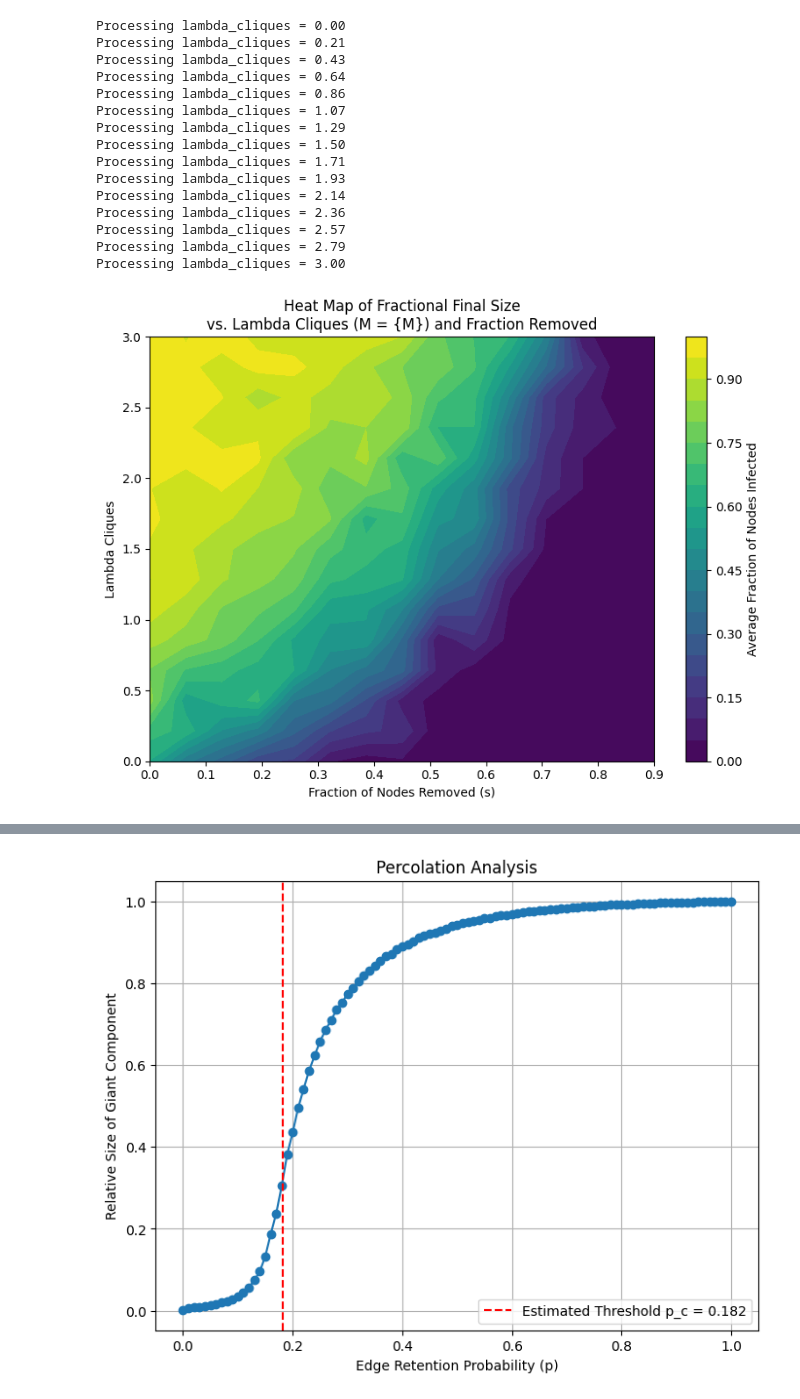
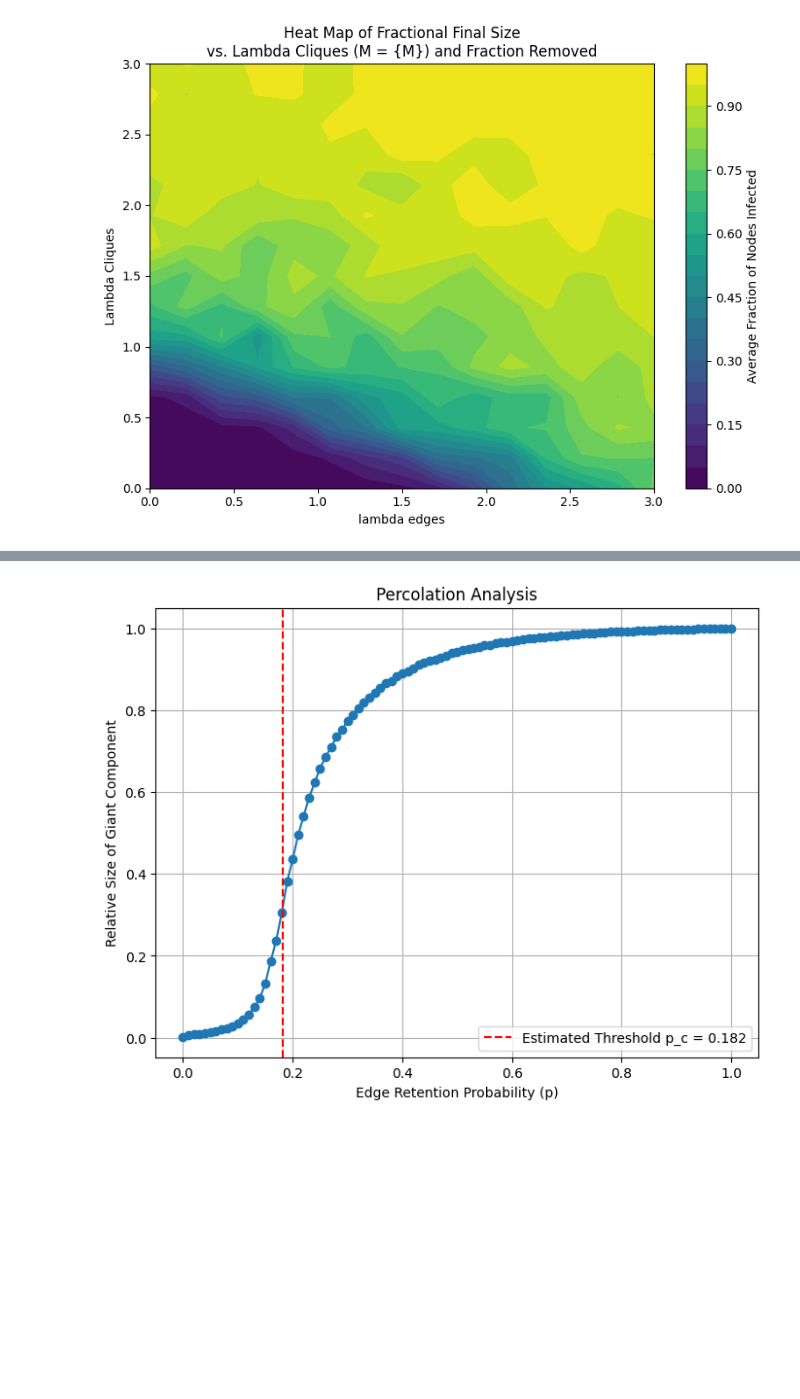
Before and after one commit to AlfredBendtzonHansen/het-measles, a Jupyter notebook: MCliqueRandomGraph.ipynb, the cells around one changed output, grey strips where cells are left out. Cells and saved outputs as stored; diff of their text form; code cells hidden in the pictures; blank space fills up the shorter version.

```diff
--- a/MCliqueRandomGraph.ipynb
+++ b/MCliqueRandomGraph.ipynb
@@ -53,7 +59,7 @@ def perform_percolation(adj_matrix, p_i, initial_infected=1):
 
     return fraction_infected
 
-for M in tqdm([3,4,5,6,7])
+for M in [3]:
     N = 1000        # Total number of nodes in the network
     #M = 3          # Size of the cliques
     N_runs = 50     # Number of percolation simulations per combination
@@ -64,46 +70,68 @@ for M in tqdm([3,4,5,6,7])
 
     # Range of lambda_cliques and s values
     lambda_cliques_list = np.linspace(0.0, 3.0, 15)  # From 0 to 3 in 7 steps
-    s_list = np.linspace(0.0, 0.9, 15)              # From 0 to 0.9 in 10 steps
+    #s_list = np.linspace(0.0, 0.9, 15)
+    lambda_edges_list = np.linspace(0.0, 3.0, 15)           # From 0 to 0.9 in 10 steps
 
     # Prepare a matrix to store average final sizes
-    average_final_sizes = np.zeros((len(lambda_cliques_list), len(s_list)))
+    average_final_sizes = np.zeros((len(lambda_cliques_list), len(lambda_edges_list)))
 
-    for i, lambda_cliques in enumerate(lambda_cliques_list):
-        print(f"Processing lambda_cliques = {lambda_cliques:.2f}")
-        # Generate the network
-        adj_matrix_full = generate_clustered_network(N, M, lambda_cliques=lambda_cliques)
+    # for i, lambda_cliques in enumerate(lambda_cliques_list):
+    #     print(f"Processing lambda_cliques = {lambda_cliques:.2f}")
+    #     # Generate the network
+    #     adj_matrix_full = generate_clustered_network(N, M, lambda_cliques=lambda_cliques)
 
-        for j, s in enumerate(s_list):
-            # Remove a fraction s of nodes uniformly
-            num_nodes_full = adj_matrix_full.shape[0]
-            num_nodes_to_remove = int(s * num_nodes_full)
-            nodes_to_remove = random.sample(range(num_nodes_full), num_nodes_to_remove)
-            nodes_to_keep = np.setdiff1d(np.arange(num_nodes_full), nodes_to_remove)
+    #     for j, s in enumerate(s_list):
+    #         # Remove a fraction s of nodes uniformly
+    #         num_nodes_full = adj_matrix_full.shape[0]
+    #         num_nodes_to_remove = int(s * num_nodes_full)
+    #         nodes_to_remove = random.sample(range(num_nodes_full), num_nodes_to_remove)
+    #         nodes_to_keep = np.setdiff1d(np.arange(num_nodes_full), nodes_to_remove)
 
-            # Create the reduced adjacency matrix
-            adj_matrix_reduced = adj_matrix_full[np.ix_(nodes_to_keep, nodes_to_keep)]
+    #         # Create the reduced adjacency matrix
+    #         adj_matrix_reduced = adj_matrix_full[np.ix_(nodes_to_keep, nodes_to_keep)]
+
+    #         # If the network is empty, skip the simulation
+    #         if adj_matrix_reduced.size == 0 or adj_matrix_reduced.shape[0] == 0:
+    #             average_final_sizes[i, j] = 0
+    #             continue
+
+    #         fractions_infected = []
+    #         for _ in range(N_runs):
+    #             # Perform percolation
+    #             fraction_infected = perform_percolation(adj_matrix_reduced, p_i)
+    #             fractions_infected.append(fraction_infected)
+    #         # Compute average fraction infected
+    #         average_final_sizes[i, j] = np.mean(fractions_infected)
+
+    for i, lambda_cliques in tqdm(enumerate(lambda_cliques_list)):
+        for j, lambda_edges in enumerate(lambda_edges_list):
+
+            #Generate network
+            adj_matrix = generate_clustered_network(N, M, lambda_edges=lambda_edges, lambda_cliques=lambda_cliques)
 
             # If the network is empty, skip the simulation
-            if adj_matrix_reduced.size == 0 or adj_matrix_reduced.shape[0] == 0:
+            if adj_matrix.size == 0 or adj_matrix.shape[0] == 0:
                 average_final_sizes[i, j] = 0
                 continue
 
+            #Perform epidemic simualtion
             fractions_infected = []
             for _ in range(N_runs):
                 # Perform percolation
-                fraction_infected = perform_percolation(adj_matrix_reduced, p_i)
+                fraction_infected = perform_percolation(adj_matrix, p_i)
                 fractions_infected.append(fraction_infected)
             # Compute average fraction infected
             average_final_sizes[i, j] = np.mean(fractions_infected)
 
+
     # Create the heat map
-    s_grid, lambda_cliques_grid = np.meshgrid(s_list, lambda_cliques_list)
+    lambda_edges_grid, lambda_cliques_grid = np.meshgrid(lambda_edges_list, lambda_cliques_list)
 
     plt.figure(figsize=(8, 6))
-    plt.contourf(s_grid, lambda_cliques_grid, average_final_sizes, levels=20, cmap='viridis')
+    plt.contourf(lambda_edges_grid, lambda_cliques_grid, average_final_sizes, levels=20, cmap='viridis')
     plt.colorbar(label='Average Fraction of Nodes Infected')
-    plt.xlabel('Fraction of Nodes Removed (s)')
+    plt.xlabel('lambda edges')
     plt.ylabel('Lambda Cliques')
     plt.title('Heat Map of Fractional Final Size\nvs. Lambda Cliques (M = {M}) and Fraction Removed')
     plt.tight_layout()
@@ -172,16 +140 @@ Processing lambda_cliques = 3.00
-Processing lambda_cliques = 0.00
-Processing lambda_cliques = 0.21
-Processing lambda_cliques = 0.43
-Processing lambda_cliques = 0.64
-Processing lambda_cliques = 0.86
-Processing lambda_cliques = 1.07
-Processing lambda_cliques = 1.29
-Processing lambda_cliques = 1.50
-Processing lambda_cliques = 1.71
-Processing lambda_cliques = 1.93
-Processing lambda_cliques = 2.14
-Processing lambda_cliques = 2.36
-Processing lambda_cliques = 2.57
-Processing lambda_cliques = 2.79
-Processing lambda_cliques = 3.00
-[figure, old version]
+[figure, new version]
```
Also changed, not shown: parts of 6 cells of this notebook, 1 other file.
